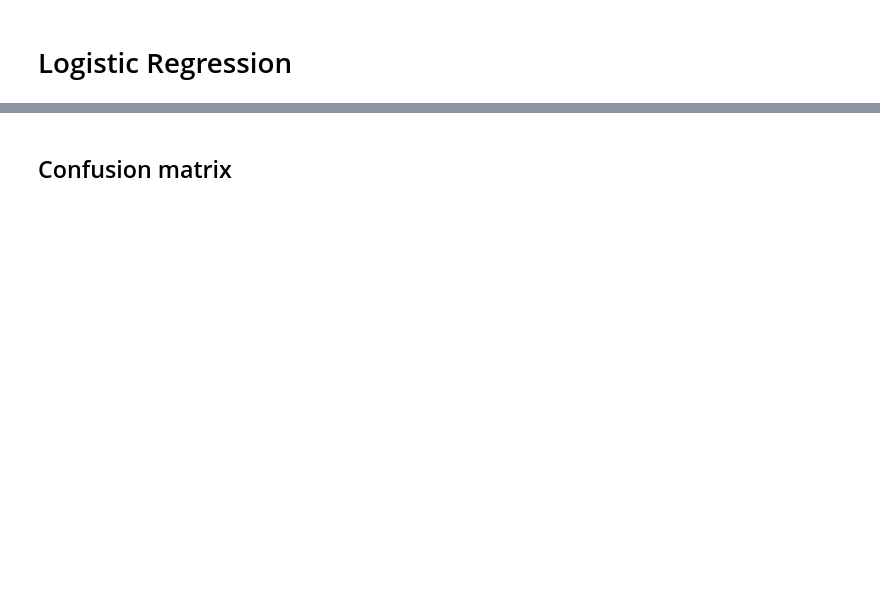
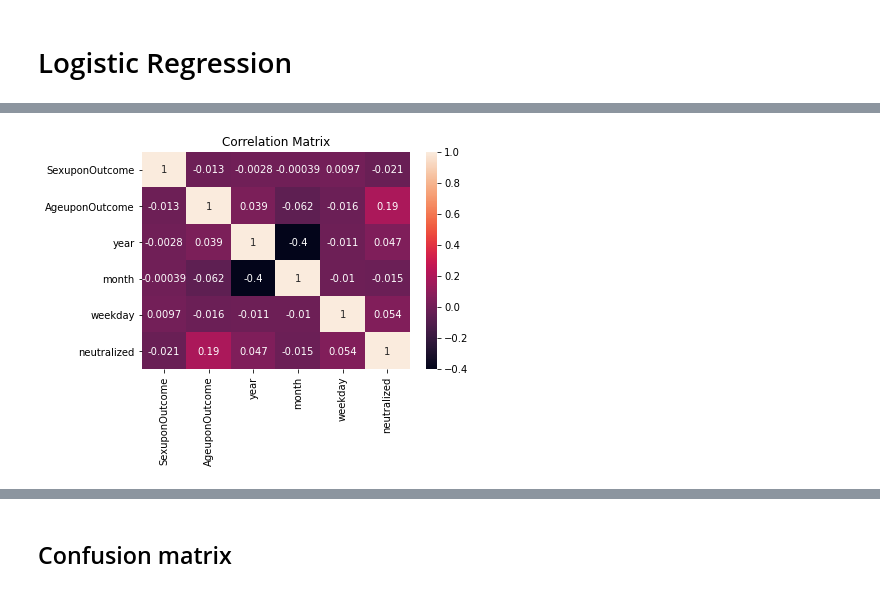
Before and after one commit to DavidSiegl/Animal-Shelter-Analysis, a Jupyter notebook: logistic_regression.ipynb, the cells around one changed output, grey strips where cells are left out. Drawn from its saved outputs; the diff is of its cells as text; code cells hidden in the pictures; blank space fills up the shorter version.

```diff
--- a/logistic_regression.ipynb
+++ b/logistic_regression.ipynb
@@ -52,0 +50,8 @@ See the caveats in the documentation: https://pandas.pydata.org/pandas-docs/stab
+# %%
+data_corr = data_ml[data_ml.columns[1:7]] # excluding the breed and color columns
+corr_mat = data_corr.corr()
+sns.heatmap(corr_mat, annot=True)
+plt.title("Correlation Matrix")
+plt.show()
+# %% [output]
+[figure, added]
```
Also changed, not shown: parts of 11 cells of this notebook.
